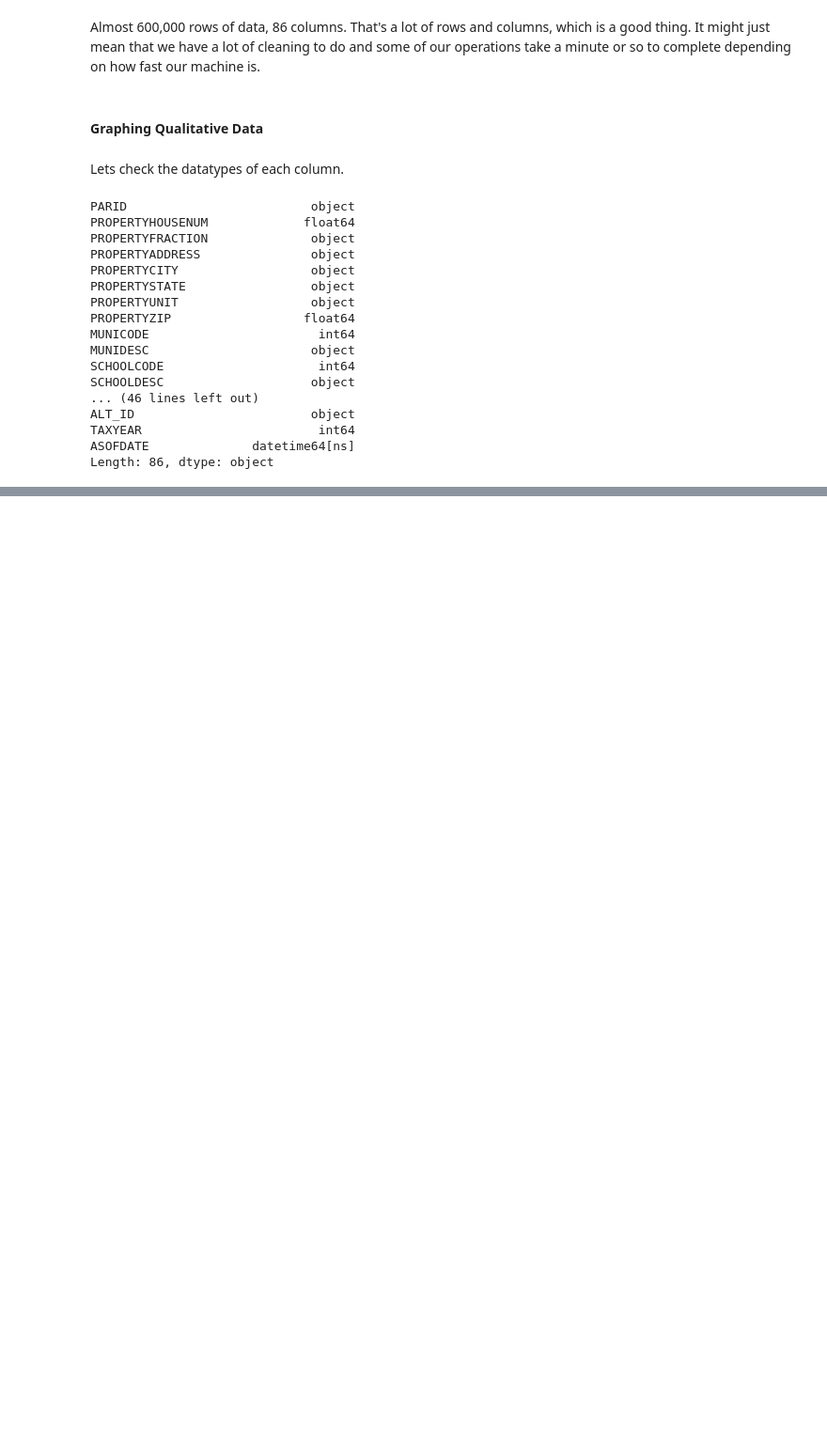
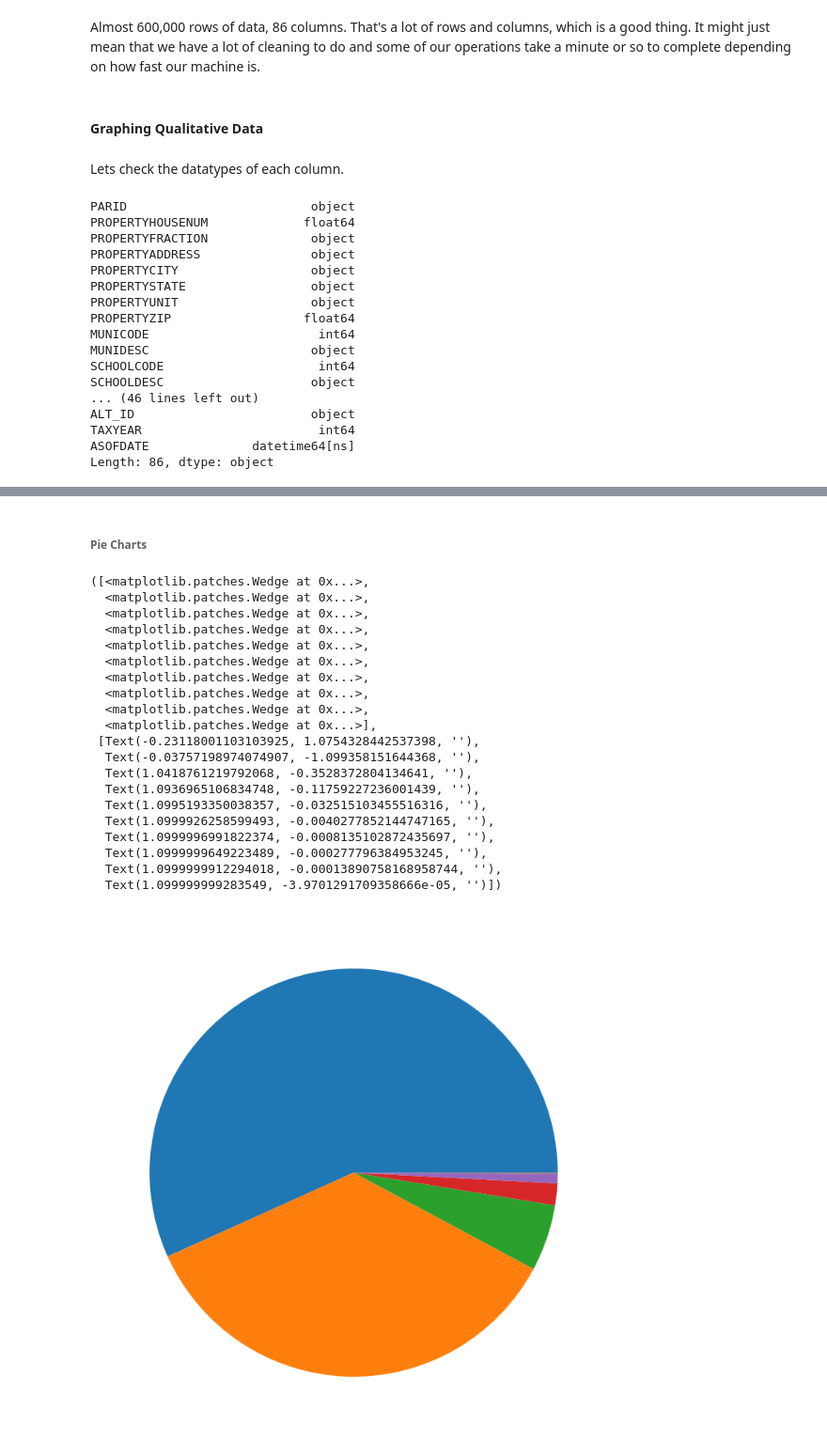
Before and after one commit to clockelliptic/data-mining, a Jupyter notebook: 1 - Statistics in Data Science.ipynb, the cells around one changed output, grey strips where cells are left out. Shown at 94% size. Saved outputs shown, nothing was run; the diff lists cells and outputs as text; code cells hidden in the pictures; blank space fills up the shorter version.

Commit message:
did data cleaning and some basic graphing

```diff
--- a/1 - Statistics in Data Science.ipynb
+++ b/1 - Statistics in Data Science.ipynb
@@ -194,0 +350,3 @@ There are two cases
+# %%
+ach_dfr = ach_dfr[ach_dfr['FAIRMARKETBUILDING'] > 0]
+ach_dfr = ach_dfr[ach_dfr['SALEDESC'] == "VALID SALE"].append(ach_dfr[ach_dfr['SALEDESC'] == "OTHER VALID"])
@@ -194,0 +436,4 @@ There are two cases
+# %%
+freq_table = pd.DataFrame(ach_dfr.loc[:, "STORIES"].value_counts())
+freq_table.columns = ["Frequency"]
+freq_table
@@ -194,0 +452,3 @@ There are two cases
+# %%
+freq_table["RelativeFrequency"] = freq_table["Frequency"] / freq_table.Frequency.sum()
+freq_table
@@ -194,0 +467,30 @@ There are two cases
+# %% [markdown]
+###### Pie Charts
+# %%
+import matplotlib.pyplot as plt
+%matplotlib inline
+
+plt.figure(figsize = [12,12])
+plt.pie(freq_table.RelativeFrequency)
+# %% [output]
+([<matplotlib.patches.Wedge at 0x...>,
+  <matplotlib.patches.Wedge at 0x...>,
+  <matplotlib.patches.Wedge at 0x...>,
+  <matplotlib.patches.Wedge at 0x...>,
+  <matplotlib.patches.Wedge at 0x...>,
+  <matplotlib.patches.Wedge at 0x...>,
+  <matplotlib.patches.Wedge at 0x...>,
+  <matplotlib.patches.Wedge at 0x...>,
+  <matplotlib.patches.Wedge at 0x...>,
+  <matplotlib.patches.Wedge at 0x...>],
+ [Text(-0.23118001103103925, 1.0754328442537398, ''),
+  Text(-0.03757198974074907, -1.099358151644368, ''),
+  Text(1.0418761219792068, -0.3528372804134641, ''),
+  Text(1.0936965106834748, -0.11759227236001439, ''),
+  Text(1.0995193350038357, -0.032515103455516316, ''),
+  Text(1.0999926258599493, -0.0040277852144747165, ''),
+  Text(1.0999996991822374, -0.0008135102872435697, ''),
+  Text(1.0999999649223489, -0.000277796384953245, ''),
+  Text(1.0999999912294018, -0.00013890758168958744, ''),
+  Text(1.099999999283549, -3.9701291709358666e-05, '')])
+[figure, added]
```
Also changed, not shown: parts of 30 cells of this notebook.
